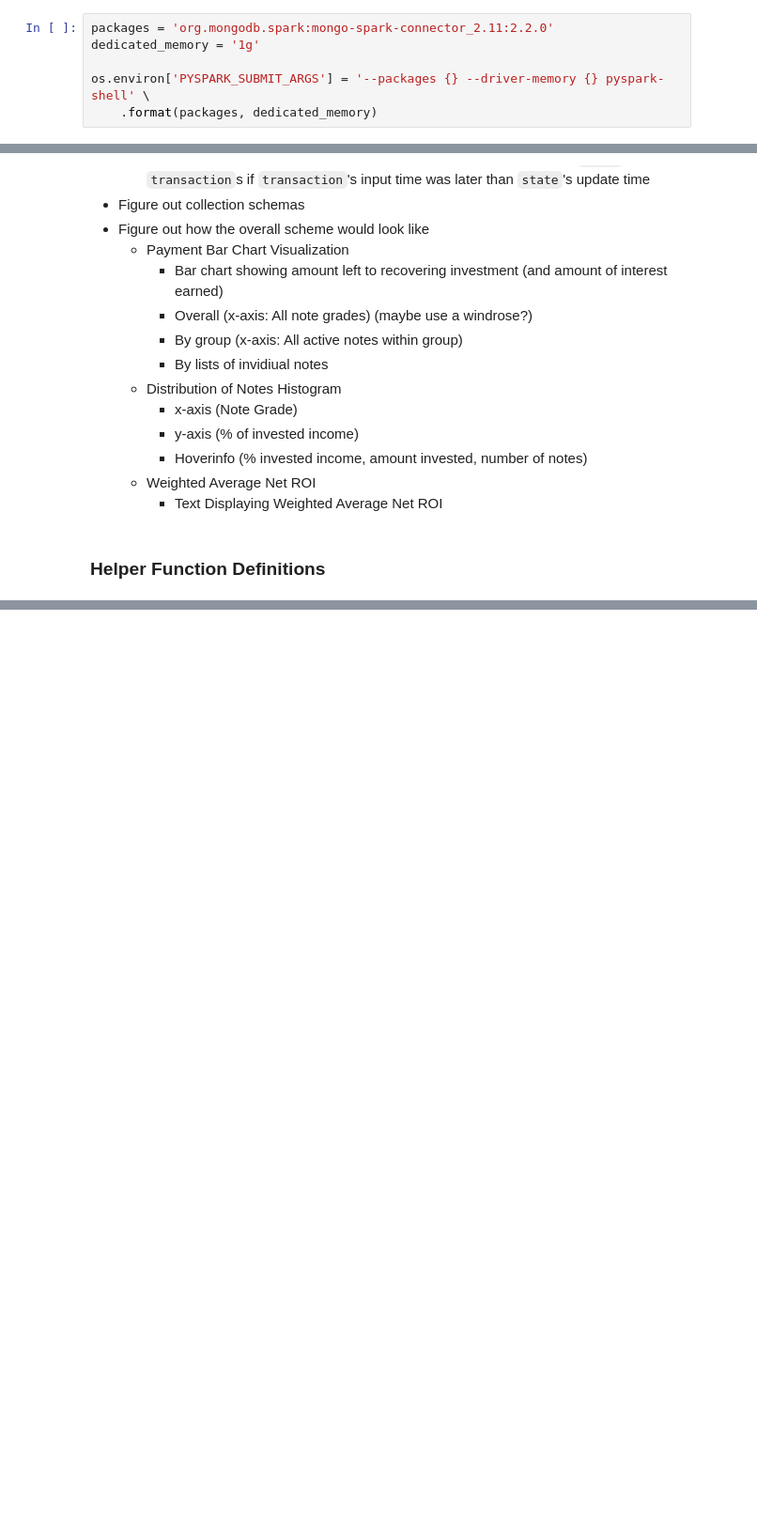
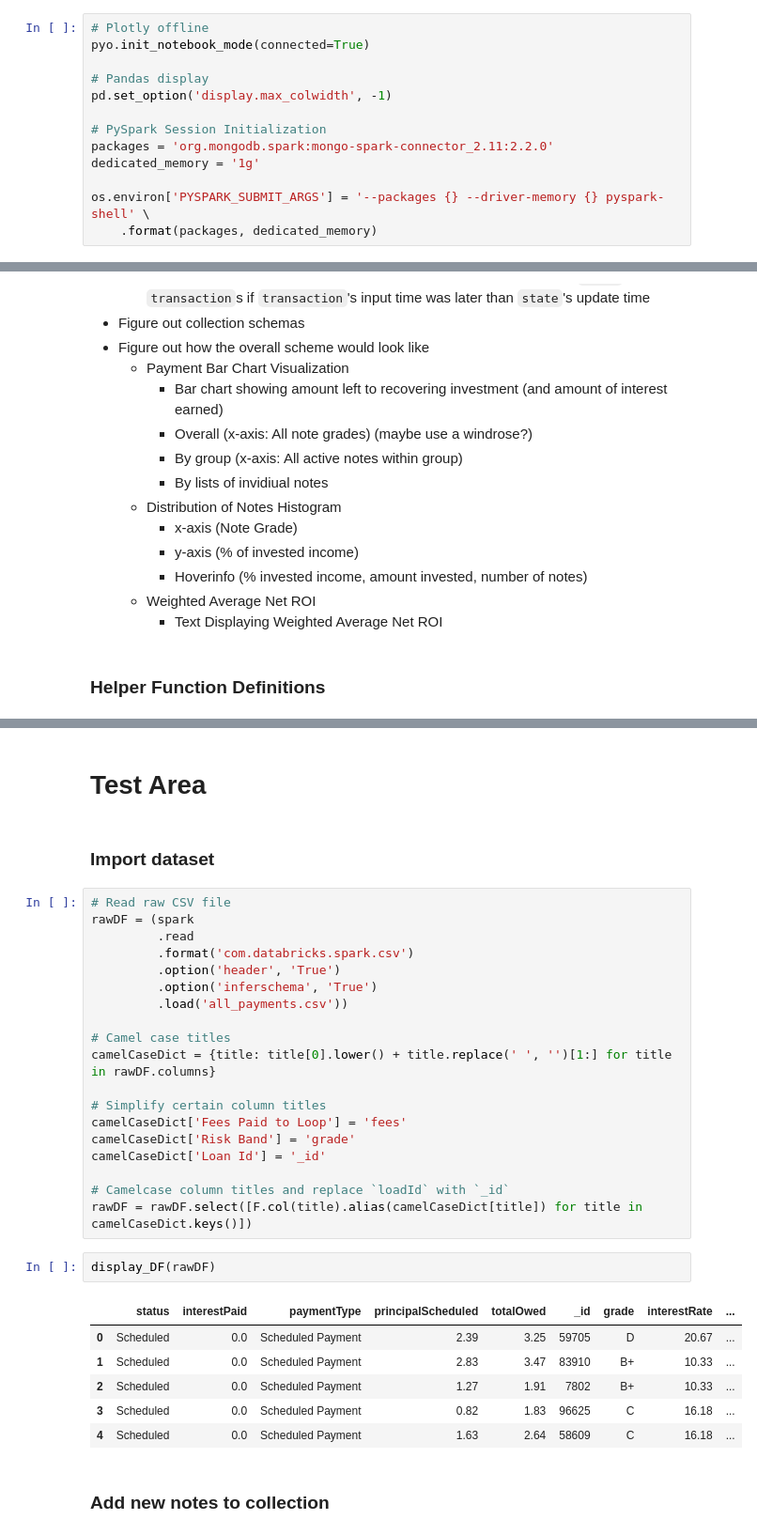
Before and after one commit to christeefy/LendingLoopDashboard, a Jupyter notebook: Lending Loop.ipynb, the cells around one changed output, grey strips where cells are left out. Shown: that part at 94% size. Cells and saved outputs as stored; diff of their text form; blank space fills up the shorter version.

```diff
--- a/Lending Loop.ipynb
+++ b/Lending Loop.ipynb
@@ -28,4 +32,11 @@ import plotly.graph_objs as go
 # %%
+# Plotly offline
+pyo.init_notebook_mode(connected=True)
+
+# Pandas display
+pd.set_option('display.max_colwidth', -1)
+
+# PySpark Session Initialization
 packages = 'org.mongodb.spark:mongo-spark-connector_2.11:2.2.0'
 dedicated_memory = '1g'
 
@@ -126,0 +179,34 @@ def displayDF(sparkDF, n=10):
+# %% [markdown]
+# Test Area
+# %% [markdown]
+### Import dataset
+# %%
+# Read raw CSV file
+rawDF = (spark
+         .read
+         .format('com.databricks.spark.csv')
+         .option('header', 'True')
+         .option('inferschema', 'True')
+         .load('all_payments.csv'))
+
+# Camel case titles
+camelCaseDict = {title: title[0].lower() + title.replace(' ', '')[1:] for title in rawDF.columns}
+
+# Simplify certain column titles
+camelCaseDict['Fees Paid to Loop'] = 'fees'
+camelCaseDict['Risk Band'] = 'grade'
+camelCaseDict['Loan Id'] = '_id'
+
+# Camelcase column titles and replace `loadId` with `_id`
+rawDF = rawDF.select([F.col(title).alias(camelCaseDict[title]) for title in camelCaseDict.keys()])
+# %%
+display_DF(rawDF)
+# %% [output]
+|  | status | interestPaid | paymentType | principalScheduled | totalOwed | _id | grade | interestRate | ... |
+| 0 | Scheduled | 0.0 | Scheduled Payment | 2.39 | 3.25 | 59705 | D | 20.67 | ... |
+| 1 | Scheduled | 0.0 | Scheduled Payment | 2.83 | 3.47 | 83910 | B+ | 10.33 | ... |
+| 2 | Scheduled | 0.0 | Scheduled Payment | 1.27 | 1.91 | 7802 | B+ | 10.33 | ... |
+| 3 | Scheduled | 0.0 | Scheduled Payment | 0.82 | 1.83 | 96625 | C | 16.18 | ... |
+| 4 | Scheduled | 0.0 | Scheduled Payment | 1.63 | 2.64 | 58609 | C | 16.18 | ... |
+# %% [markdown]
+### Add new notes to collection
```
Also changed, not shown: parts of 11 cells of this notebook.
